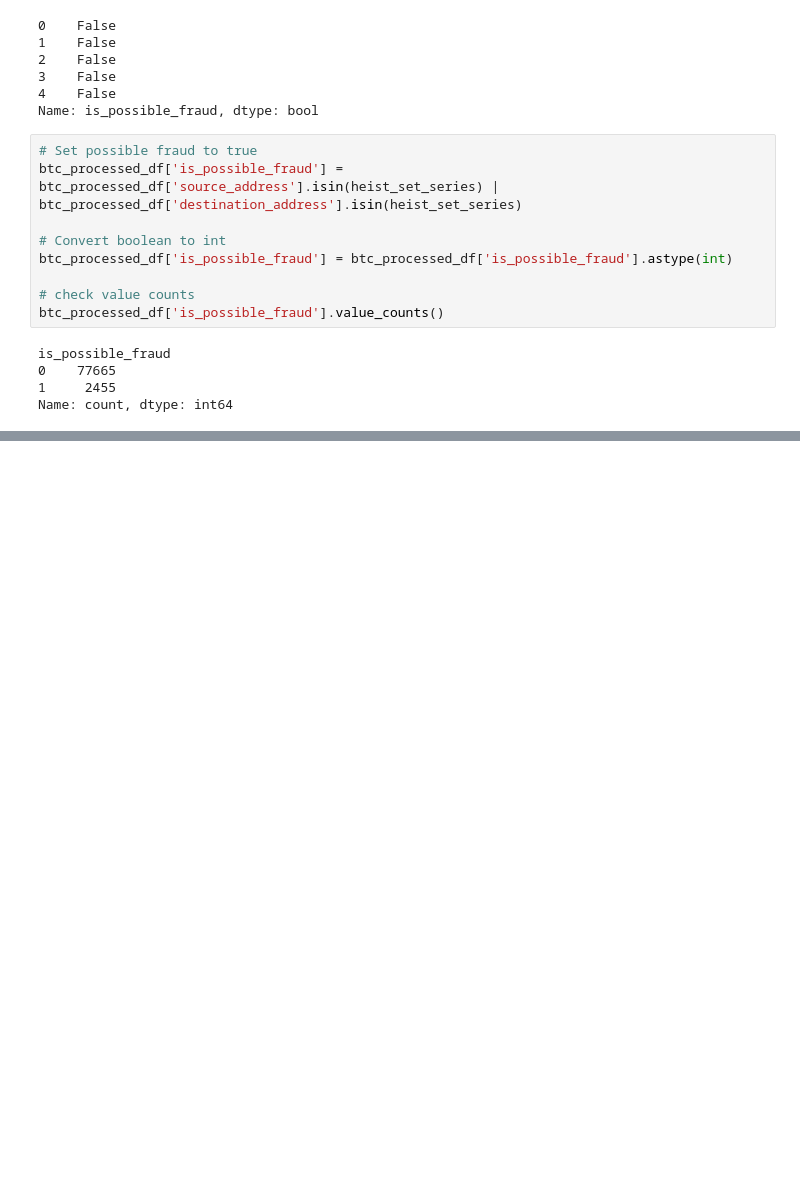
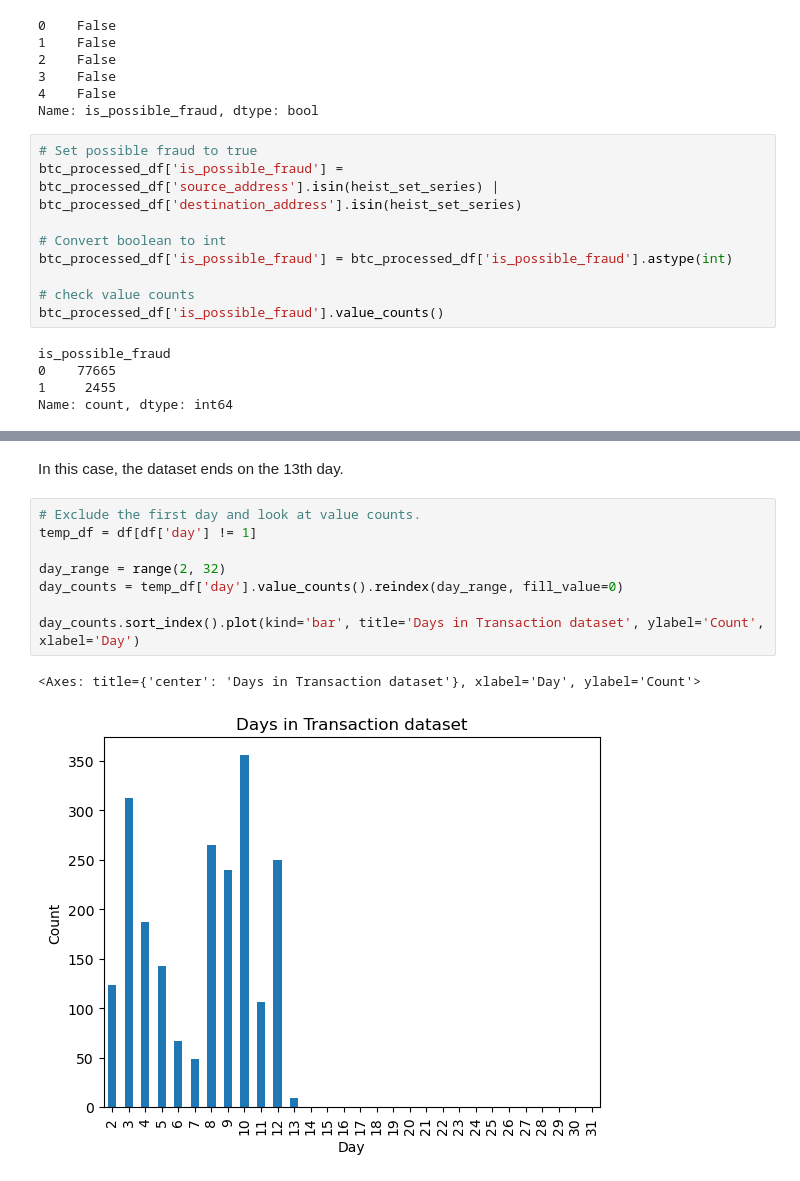
Before and after one commit to yaelBrown/Detecting-Fraud-in-Blockchain, a Jupyter notebook: notebooks/Sprint2_EDA.ipynb, the cells around one changed output, grey strips where cells are left out. Drawn from its saved outputs; the diff is of its cells as text; blank space fills up the shorter version.

```diff
--- a/notebooks/Sprint2_EDA.ipynb
+++ b/notebooks/Sprint2_EDA.ipynb
@@ -463,0 +525,13 @@ Name: count, dtype: int64
+# %% [markdown]
+In this case, the dataset ends on the 13th day.
+# %%
+# Exclude the first day and look at value counts.
+temp_df = df[df['day'] != 1]
+
+day_range = range(2, 32)
+day_counts = temp_df['day'].value_counts().reindex(day_range, fill_value=0)
+
+day_counts.sort_index().plot(kind='bar', title='Days in Transaction dataset', ylabel='Count', xlabel='Day')
+# %% [output]
+<Axes: title={'center': 'Days in Transaction dataset'}, xlabel='Day', ylabel='Count'>
+[figure, added]
```
Also changed, not shown: parts of 60 cells of this notebook, 12 other files.
